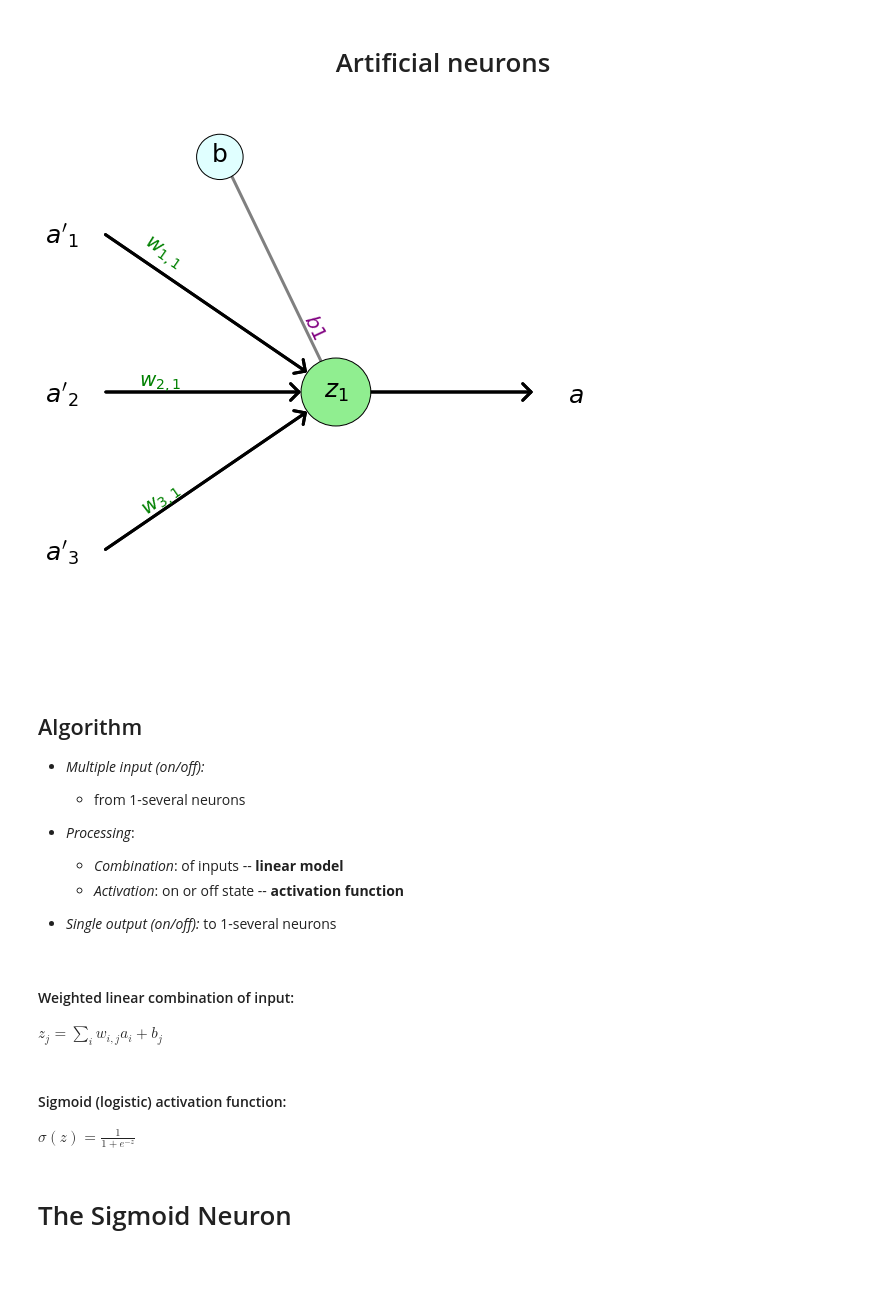
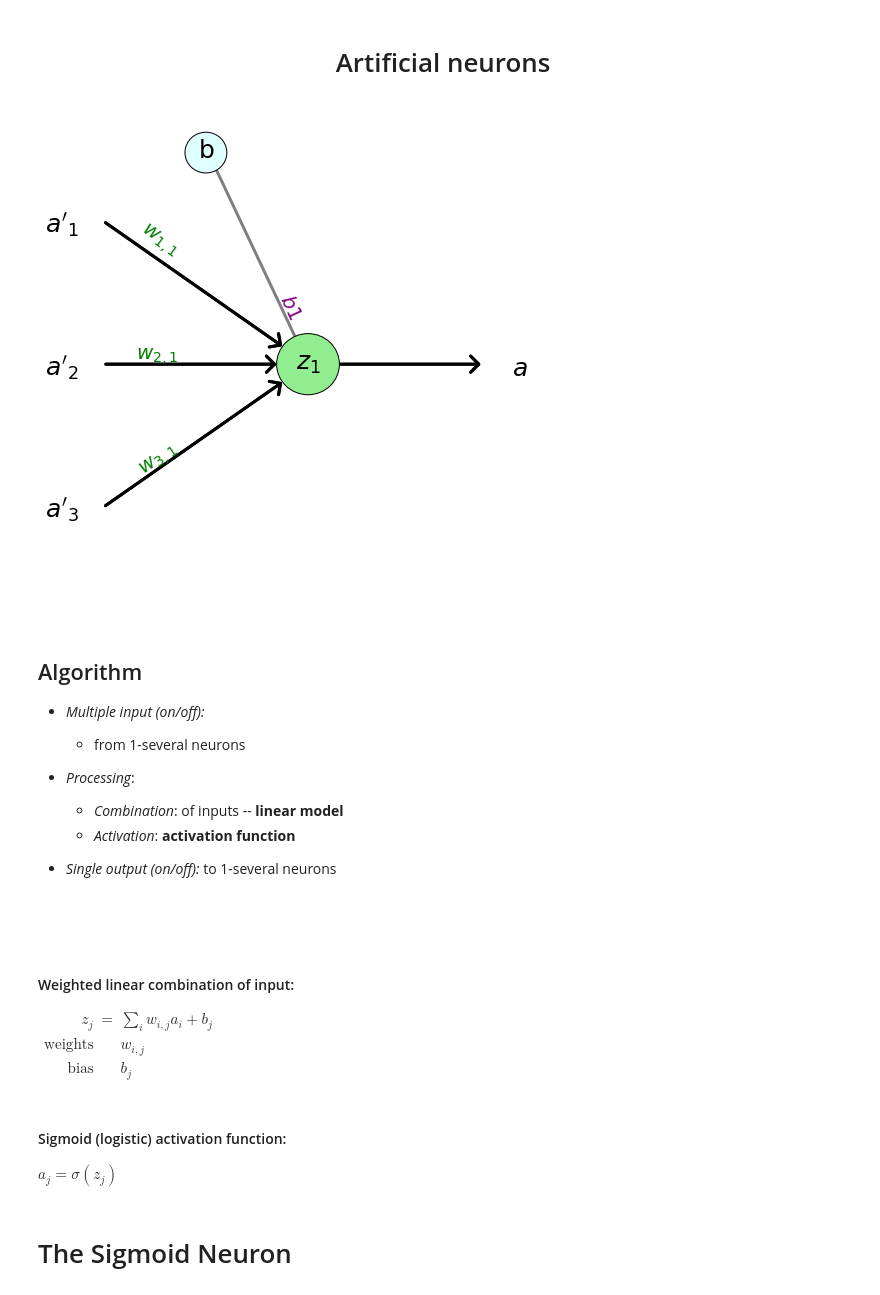
Before and after one commit to NBISweden/workshop-neural-nets-and-deep-learning, a Jupyter notebook: session_annBuildingBlocks/session_annBuildingBlocks_1.ipynb, the cells around one changed output. Drawn from its saved outputs; the diff is of its cells as text; code cells hidden in the pictures; blank space fills up the shorter version.

```diff
--- a/session_annBuildingBlocks/session_annBuildingBlocks_1.ipynb
+++ b/session_annBuildingBlocks/session_annBuildingBlocks_1.ipynb
@@ -53,35 +53,35 @@ weights = [
 
 ]
 biases = [
     np.array(
         ["b1"]
     ),
     np.array(
         ["b_2"]
     )
 ]
-figNeuron = plt.figure(figsize=(10, 10))
+figNeuron = plt.figure(figsize=(9, 9))
 ax = figNeuron.gca()
 ax.axis('off')
 
 draw_neural_net(ax,
                 layerSizes=layer_sizes,
                 weights=weights,
                 biases=biases,
                 hiddenLayerPrefix = "",
                 outLayerPrefix = "",
                 inLayerPrefix ="",
                 biasNodePrefix = "b",
                 inputPrefix = "a'",
                 outputPrefix = "a",
                 otherNodePrefix =  r"z_{m}",
                 hideInOutPutNodes=True,
                 nodeFontSize = 25,
                 edgeFontSize = 20,
                 edgeWidth = 3
                )
 # %% [output]
-[figure, old version]
+[figure, new version]
 # %% [markdown]
 ## Algorithm
 
@@ -90,15 +90,22 @@ draw_neural_net(ax,
 
 - *Processing*:
      - _Combination_: of inputs  -- **linear model**
-     - _Activation_: on or off state -- **activation function**
+     - _Activation_: **activation function**
 
 - *Single output (on/off):* to 1-several neurons
+
+<br>
+<br>
 # %% [markdown]
 #### Weighted linear combination of input:
-$z_j = \sum_{i} w_{i,j} a_{i} + b_j$
+$\begin{eqnarray}
+z_j &=& \sum_{i} w_{i,j} a_{i} + b_j\\
+\textrm{weights}&& w_{i,j}\\
+\textrm{bias}&& b_j
+\end{eqnarray}$
 # %% [markdown]
 #### Sigmoid (logistic) activation function:
-$\sigma(z) = \frac{1}{1+e^{-z}}$
+$a_j = \sigma(z_j)$
 # %% [markdown]
 # The Sigmoid Neuron
 # %% [markdown]
```
Also changed, not shown: parts of 10 cells of this notebook.
